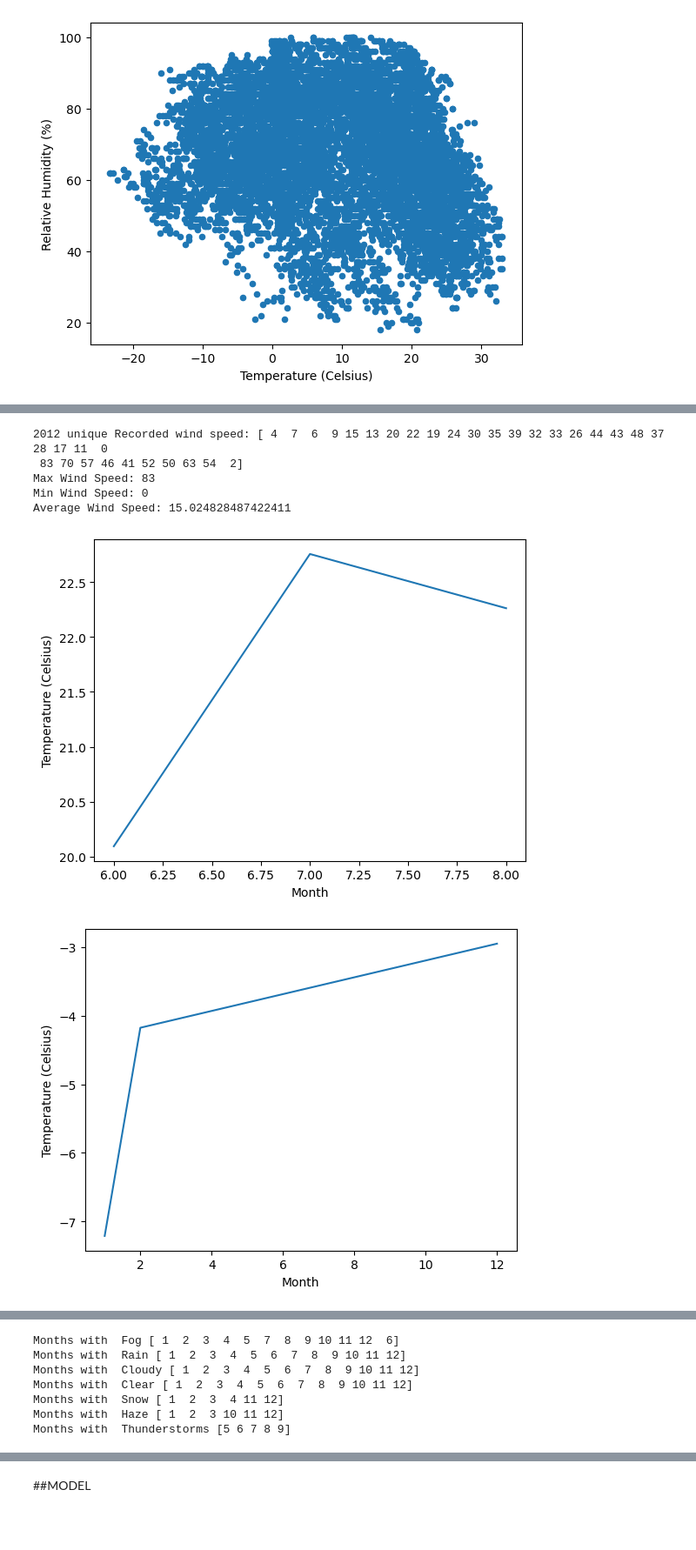
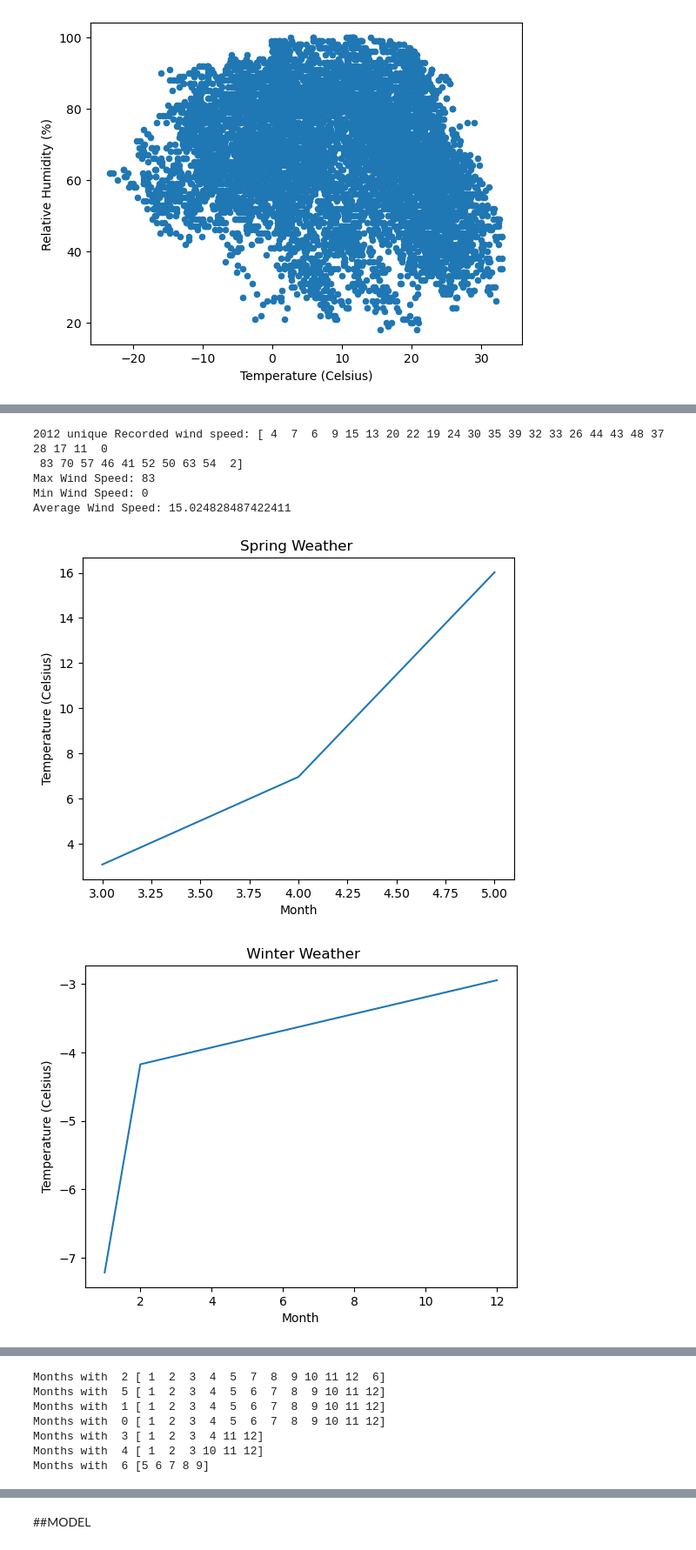
Before and after one commit to The-DigitalAcademy/Weather_focus_logistic_model-CT-, a Jupyter notebook: Complete_weather_focus_model_prediction.ipynb, the cells around one changed output, grey strips where cells are left out. Shown at 87% size. Saved outputs shown, nothing was run; the diff lists cells and outputs as text; code cells hidden in the pictures; blank space fills up the shorter version.

```diff
--- a/Complete_weather_focus_model_prediction.ipynb
+++ b/Complete_weather_focus_model_prediction.ipynb
@@ -67,3 +69,11 @@ Weather_focus_melted_grouped['weather_'].unique()
 # %% [output]
 array(['Fog', 'Rain', 'Cloudy', 'Clear', 'Snow', 'Haze', 'Thunderstorms'],
       dtype=object)
+# %%
+Weather_focus_melted_grouped['weather_'] = Weather_focus_melted_grouped['weather_'].replace({'Clear':0 })
+Weather_focus_melted_grouped['weather_'] = Weather_focus_melted_grouped['weather_'].replace({'Cloudy':1 })
+Weather_focus_melted_grouped['weather_'] = Weather_focus_melted_grouped['weather_'].replace({'Fog':2 })
+Weather_focus_melted_grouped['weather_'] = Weather_focus_melted_grouped['weather_'].replace({'Snow':3})
+Weather_focus_melted_grouped['weather_'] = Weather_focus_melted_grouped['weather_'].replace({'Haze':4 })
+Weather_focus_melted_grouped['weather_'] = Weather_focus_melted_grouped['weather_'].replace({'Rain':5})
+Weather_focus_melted_grouped['weather_'] = Weather_focus_melted_grouped['weather_'].replace({'Thunderstorms':6})
@@ -459,49 +461,64 @@ print('Min Wind Speed:',min_wind)
 avg_wind= Weather_focus_melted_grouped['Wind Speed_km/h'].mean()
 print('Average Wind Speed:',avg_wind)
 
-#winter weather
-Winter = Weather_focus_melted_grouped[(Weather_focus_melted_grouped['Month']==6) | (Weather_focus_melted_grouped['Month']==7) | (Weather_focus_melted_grouped['Month']==8)]
-Winter
+#Spring weather
+Spring = Weather_focus_melted_grouped[(Weather_focus_melted_grouped['Month']==3) | (Weather_focus_melted_grouped['Month']==4) | (Weather_focus_melted_grouped['Month']==5)]
+Spring
 
-mvst = Winter.groupby("Month")["Temp_C"].mean()
+mvst = Spring.groupby("Month")["Temp_C"].mean()
 
 #The results are similar to 'Month vs Visibility_km' and 'Month vs Press_kPa'
 mvst.plot(kind="line")
 plt.xlabel("Month")
 plt.ylabel("Temperature (Celsius)")
+plt.title("Spring Weather ")
 plt.show()
 
-#Summer Weather
-Summer= Weather_focus_melted_grouped[(Weather_focus_melted_grouped['Month']==12) | (Weather_focus_melted_grouped['Month']==1) | (Weather_focus_melted_grouped['Month']==2)]
+#Winter Weather
+Winter= Weather_focus_melted_grouped[(Weather_focus_melted_grouped['Month']==12) | (Weather_focus_melted_grouped['Month']==1) | (Weather_focus_melted_grouped['Month']==2)]
+Winter
+
+Winter_Vis = Winter.groupby("Month")["Temp_C"].mean()
+Winter_Vis.plot(kind="line")
+plt.xlabel("Month")
+plt.ylabel("Temperature (Celsius)")
+plt.title(" Winter Weather")
+plt.show()
+
+Summer= Weather_focus_melted_grouped[(Weather_focus_melted_grouped['Month']==6) | (Weather_focus_melted_grouped['Month']==7) | (Weather_focus_melted_grouped['Month']==8)]
 Summer
 
-Sum_Vis = Summer.groupby("Month")["Temp_C"].mean()
-Sum_Vis.plot(kind="line")
+Summer_Vis = Winter.groupby("Month")["Temp_C"].mean()
+Summer_Vis.plot(kind="line")
 plt.xlabel("Month")
 plt.ylabel("Temperature (Celsius)")
+plt.title("Summer Weather")
 plt.show()
 
-Spring= Weather_focus_melted_grouped[(Weather_focus_melted_grouped['Month']==9) | (Weather_focus_melted_grouped['Month']==10) | (Weather_focus_melted_grouped['Month']==11)]
-Spring
+Fall= Weather_focus_melted_grouped[(Weather_focus_melted_grouped['Month']==9) | (Weather_focus_melted_grouped['Month']==10) | (Weather_focus_melted_grouped['Month']==11)]
+Fall
 
-Spring_Vis = Winter.groupby("Month")["Temp_C"].mean()
-Spring_Vis.plot(kind="line")
+Fall_Vis = Winter.groupby("Month")["Temp_C"].mean()
+Fall_Vis.plot(kind="line")
 plt.xlabel("Month")
 plt.ylabel("Temperature (Celsius)")
+plt.title("Fall Weather")
 plt.show()
+
+
 
 Uni_weather=Weather_focus_melted_grouped['weather_'].unique()
 
 for values in Uni_weather:
 
   Weather_Cond=Weather_focus_melted_grouped[(Weather_focus_melted_grouped['weather_']  == values)]
   Val=Weather_Cond['Month'].unique()
   print('Months with ',values,Val)
 # %% [output]
 2012 unique Recorded wind speed: [ 4  7  6  9 15 13 20 22 19 24 30 35 39 32 33 26 44 43 48 37 28 17 11  0
  83 70 57 46 41 52 50 63 54  2]
 Max Wind Speed: 83
 Min Wind Speed: 0
 Average Wind Speed: 15.024828487422411
-[figure, old version]
+[figure, new version]
-[figure, old version]
+[figure, new version]
@@ -509,10 +527,10 @@ Average Wind Speed: 15.024828487422411
-Months with  Fog [ 1  2  3  4  5  7  8  9 10 11 12  6]
-Months with  Rain [ 1  2  3  4  5  6  7  8  9 10 11 12]
-Months with  Cloudy [ 1  2  3  4  5  6  7  8  9 10 11 12]
-Months with  Clear [ 1  2  3  4  5  6  7  8  9 10 11 12]
-Months with  Snow [ 1  2  3  4 11 12]
-Months with  Haze [ 1  2  3 10 11 12]
-Months with  Thunderstorms [5 6 7 8 9]
+Months with  2 [ 1  2  3  4  5  7  8  9 10 11 12  6]
+Months with  5 [ 1  2  3  4  5  6  7  8  9 10 11 12]
+Months with  1 [ 1  2  3  4  5  6  7  8  9 10 11 12]
+Months with  0 [ 1  2  3  4  5  6  7  8  9 10 11 12]
+Months with  3 [ 1  2  3  4 11 12]
+Months with  4 [ 1  2  3 10 11 12]
+Months with  6 [5 6 7 8 9]
 # %%
 import seaborn as sb
 # plotting correlation heatmap
```
Also changed, not shown: parts of 35 cells of this notebook.
